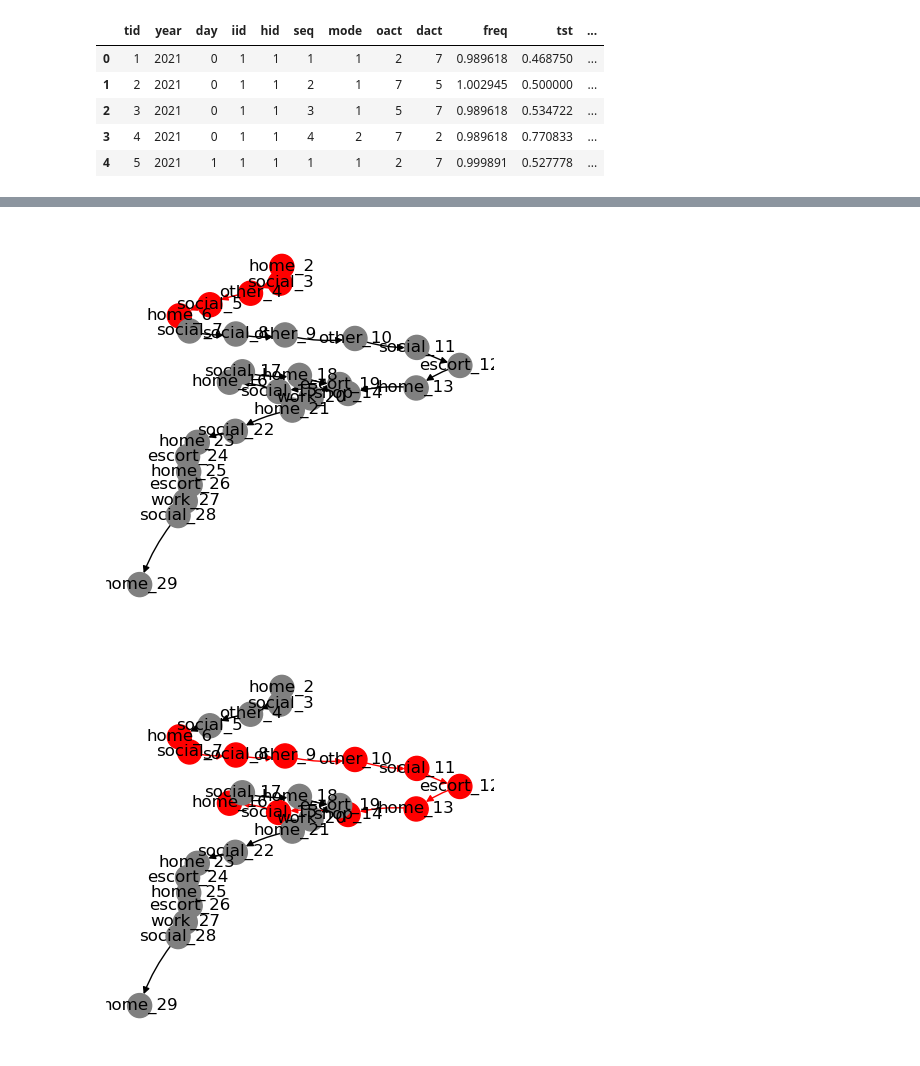
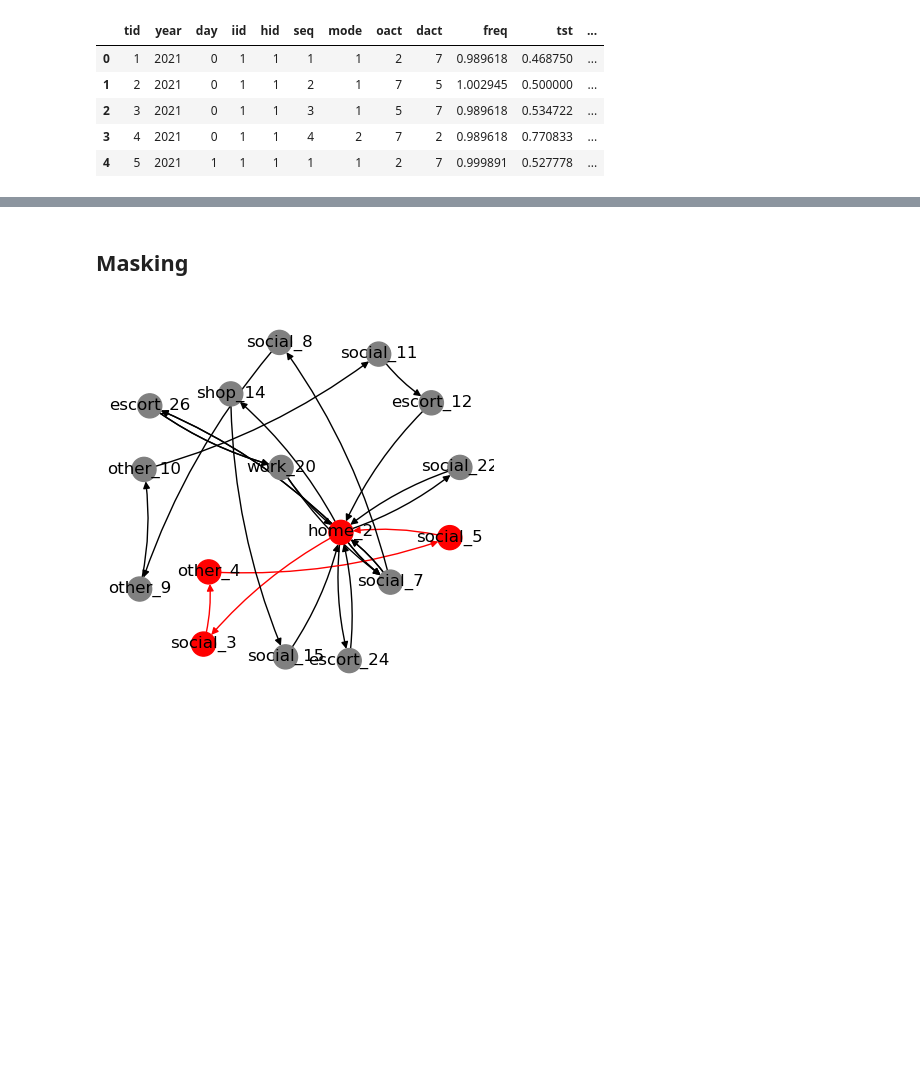
Before and after one commit to fredshone/ntsx, a Jupyter notebook: demo.ipynb, the cells around one changed output, grey strips where cells are left out. Saved outputs shown, nothing was run; the diff lists cells and outputs as text; code cells hidden in the pictures; blank space fills up the shorter version.

```diff
--- a/demo.ipynb
+++ b/demo.ipynb
@@ -128,6 +133,6 @@ plot(g)
 # edges represent trips between activities (they have a mode eg "car", a start time and a duration)
 # first we combine facilities (nodes) based on a given list of "anchor" activities
 
-g_anchored = ops.anchor_activities(g, [0, 2, 8])
-plot(g_anchored)
+g_anchored = ops.anchor_activities(g, ["home", "work", "education"])
+plot(g_anchored, k=5)
 # %% [output]
@@ -150,5 +156,5 @@ plot(merged_g)
 # %%
 # We can split the graph back into days:
 for day, g in ops.iter_days(merged_g):
-    plot(g, figsize=(3, 3))
+    plot(g, figsize=(3, 3), k=5)
 # %% [output]
@@ -160,33 +166,35 @@ for day, g in ops.iter_days(merged_g):
+# %% [markdown]
+## Masking
 # %%
 # we can also create a boolean mask for edges
 # in this case we demo a mask for each day
 
-positions = nx.spring_layout(merged_g, weight="duration", seed=12345)
+positions = nx.spring_layout(merged_g, weight="duration", seed=12345, k=5)
 acts = {i: f"{node.get("act")}_{i}" for i, node in merged_g.nodes(data=True)}
 
 for day, g in ops.iter_days_masked(merged_g):
     masked_edges = [
         (u, v, k) for u, v, k in g.edges(keys=True) if g[u][v][k].get("masked")
     ]
     masked_nodes = set([u for u, _, _ in masked_edges]) | set(
         [v for _, v, _ in masked_edges]
     )
     edge_colors = [
         "red" if g[u][v][k].get("masked") else "black" for u, v, k in g.edges(keys=True)
     ]
     node_colors = ["red" if n in masked_nodes else "grey" for n in g.nodes]
 
     fig, ax = plt.subplots(figsize=(5, 5))
     nx.draw(
         g,
         positions,
         labels=acts,
         with_labels=True,
         connectionstyle="arc3,rad=0.1",
         ax=ax,
         edge_color=edge_colors,
         node_color=node_colors,
     )
+    break
 # %% [output]
-[figure, old version]
+[figure, new version]
-[figure, removed]
```
Also changed, not shown: parts of 15 cells of this notebook, 8 other files.
